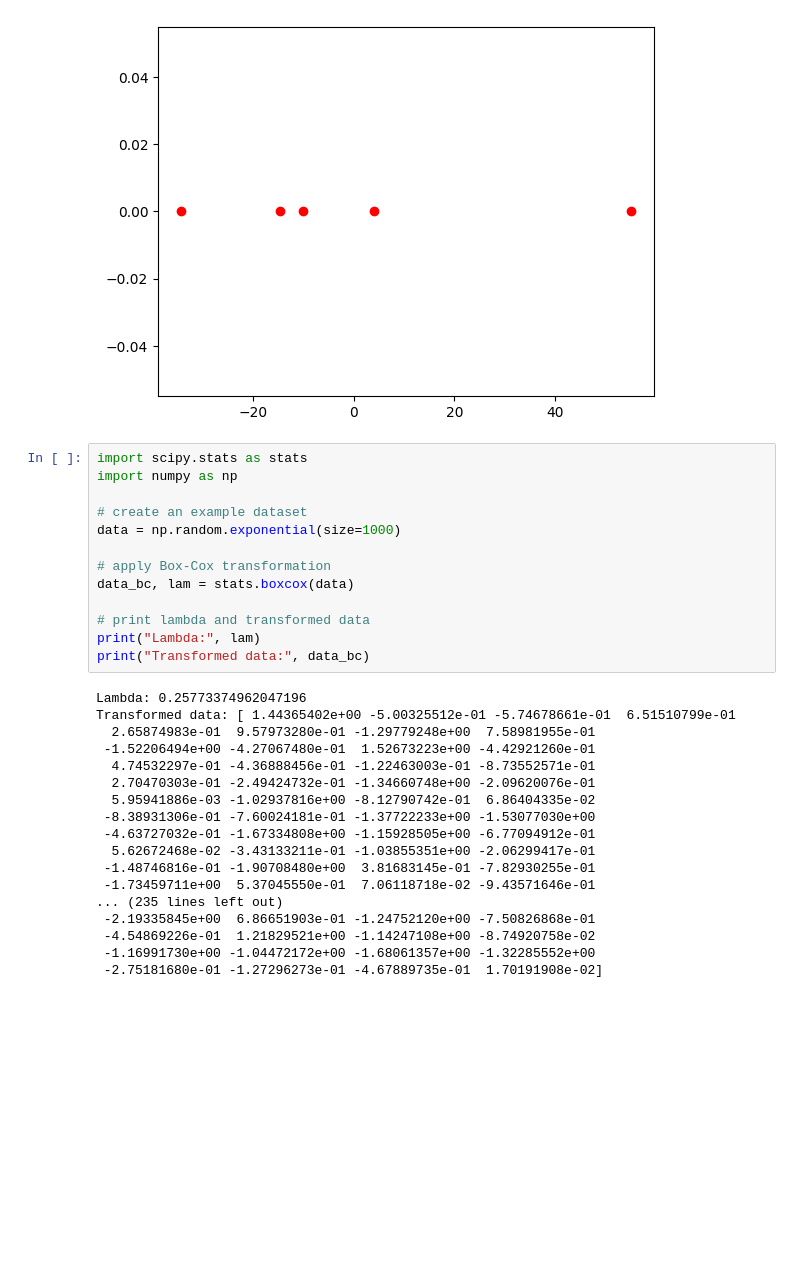
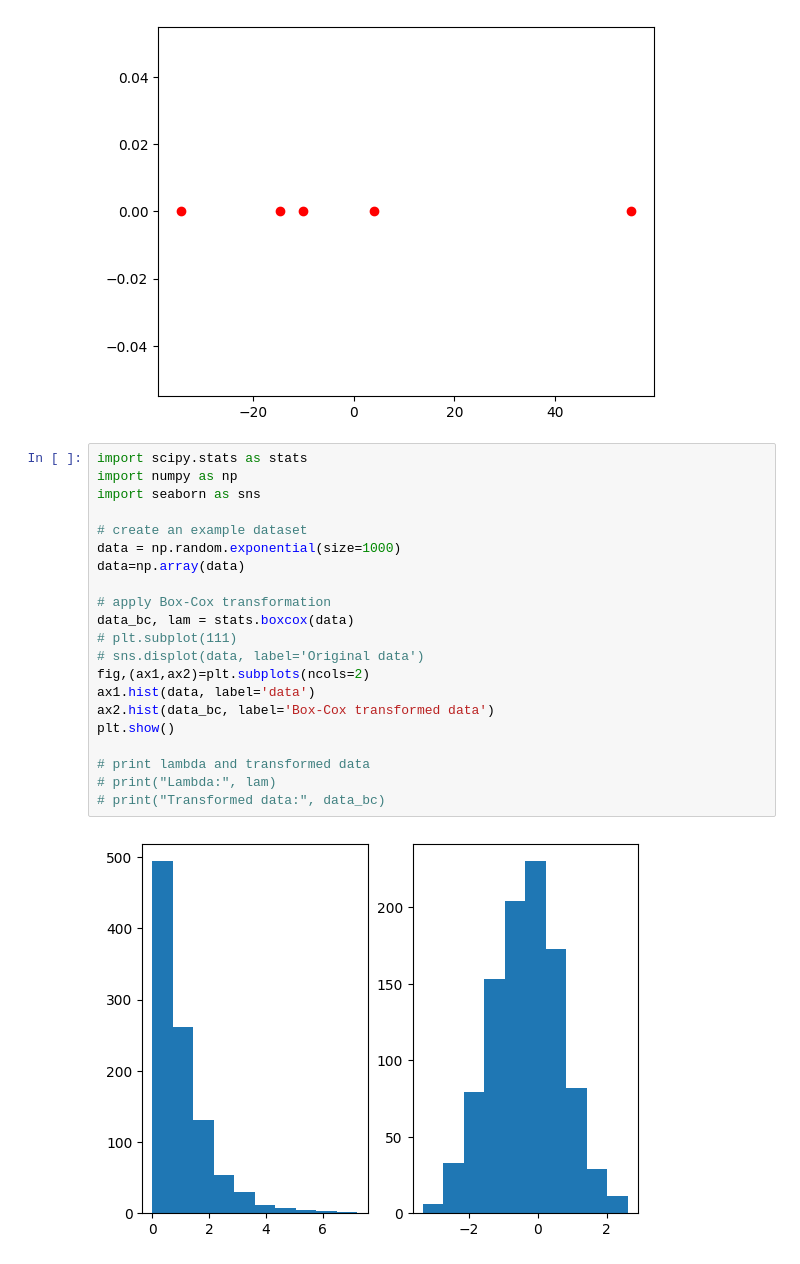
Before and after one commit to kumarkarna2/Statistics, a Jupyter notebook: pca.ipynb, the cells around one changed output. Cells and saved outputs as stored; diff of their text form; blank space fills up the shorter version.

```diff
--- a/pca.ipynb
+++ b/pca.ipynb
@@ -115,31 +113,23 @@ plt.scatter(d3_data[:,0], np.zeros(len(d3_data)), c='r')
 # %%
 import scipy.stats as stats
 import numpy as np
+import seaborn as sns
 
 # create an example dataset
 data = np.random.exponential(size=1000)
+data=np.array(data)
 
 # apply Box-Cox transformation
 data_bc, lam = stats.boxcox(data)
+# plt.subplot(111)
+# sns.displot(data, label='Original data')
+fig,(ax1,ax2)=plt.subplots(ncols=2)
+ax1.hist(data, label='data')
+ax2.hist(data_bc, label='Box-Cox transformed data')
+plt.show()
 
 # print lambda and transformed data
-print("Lambda:", lam)
-print("Transformed data:", data_bc)
+# print("Lambda:", lam)
+# print("Transformed data:", data_bc)
 # %% [output]
-Lambda: 0.25773374962047196
-Transformed data: [ 1.44365402e+00 -5.00325512e-01 -5.74678661e-01  6.51510799e-01
-  2.65874983e-01  9.57973280e-01 -1.29779248e+00  7.58981955e-01
- -1.52206494e+00 -4.27067480e-01  1.52673223e+00 -4.42921260e-01
-  4.74532297e-01 -4.36888456e-01 -1.22463003e-01 -8.73552571e-01
-  2.70470303e-01 -2.49424732e-01 -1.34660748e+00 -2.09620076e-01
-  5.95941886e-03 -1.02937816e+00 -8.12790742e-01  6.86404335e-02
- -8.38931306e-01 -7.60024181e-01 -1.37722233e+00 -1.53077030e+00
- -4.63727032e-01 -1.67334808e+00 -1.15928505e+00 -6.77094912e-01
-  5.62672468e-02 -3.43133211e-01 -1.03855351e+00 -2.06299417e-01
- -1.48746816e-01 -1.90708480e+00  3.81683145e-01 -7.82930255e-01
- -1.73459711e+00  5.37045550e-01  7.06118718e-02 -9.43571646e-01
-... (235 lines left out)
- -2.19335845e+00  6.86651903e-01 -1.24752120e+00 -7.50826868e-01
- -4.54869226e-01  1.21829521e+00 -1.14247108e+00 -8.74920758e-02
- -1.16991730e+00 -1.04472172e+00 -1.68061357e+00 -1.32285552e+00
- -2.75181680e-01 -1.27296273e-01 -4.67889735e-01  1.70191908e-02]
+[figure, added]
```
Also changed, not shown: parts of 5 cells of this notebook, 20 other files.
